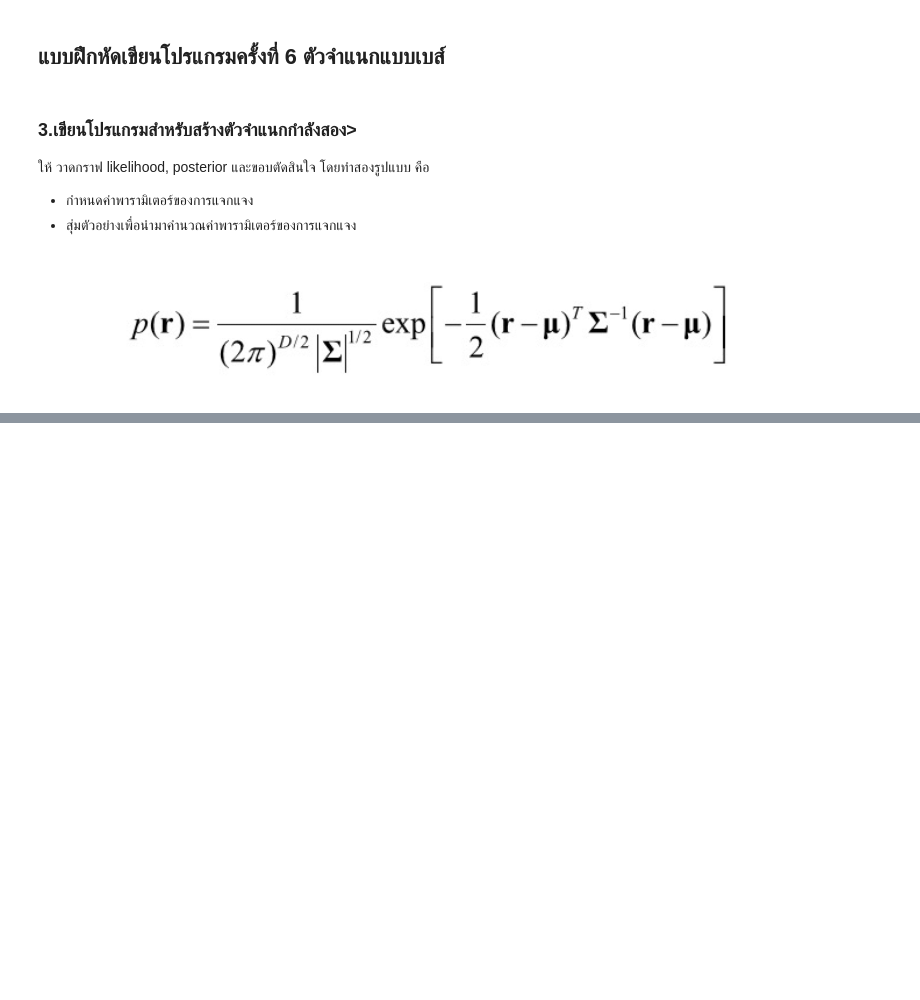
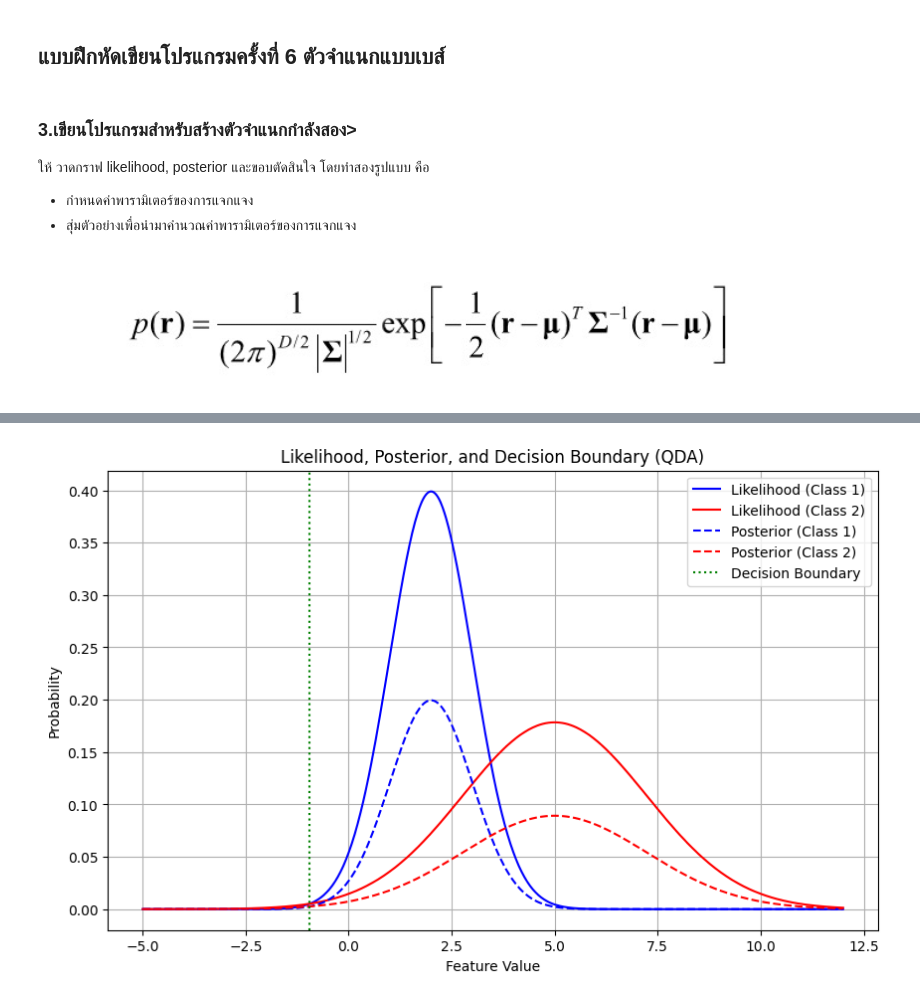
Before and after one commit to MLol-3/Machine-learning-class67, a Jupyter notebook: Bayes/Q3.ipynb, the cells around one changed output, grey strips where cells are left out. Drawn from its saved outputs; the diff is of its cells as text; code cells hidden in the pictures; blank space fills up the shorter version.

```diff
--- a/Bayes/Q3.ipynb
+++ b/Bayes/Q3.ipynb
@@ -105,0 +22,47 @@ plt.show()
+# %%
+# ฟังก์ชันสำหรับคำนวณ likelihood (QDA)
+def likelihood_qda(x, mean, var):
+    return norm.pdf(x, mean, np.sqrt(var))
+
+# ฟังก์ชันสำหรับคำนวณ posterior
+def posterior_qda(x, mean, var, prior):
+    return likelihood_qda(x, mean, var) * prior
+
+# สร้างกราฟสำหรับ likelihood, posterior และ decision boundary
+x_values = np.linspace(-5, 12, 500)
+# %%
+# คำนวณ likelihood
+likelihood_class_1 = likelihood_qda(x_values, mean_class_1, var_class_1)
+likelihood_class_2 = likelihood_qda(x_values, mean_class_2, var_class_2)
+
+# คำนวณ posterior
+posterior_class_1 = posterior_qda(x_values, mean_class_1, var_class_1, prior_class_1)
+posterior_class_2 = posterior_qda(x_values, mean_class_2, var_class_2, prior_class_2)
+
+# Decision boundary คือจุดที่ posterior ของทั้งสองคลาสเท่ากัน
+decision_boundary = x_values[np.argmin(np.abs(posterior_class_1 - posterior_class_2))]
+# %%
+
+# -------------------- วาดกราฟ --------------------
+plt.figure(figsize=(10, 6))
+
+# Plot likelihood
+plt.plot(x_values, likelihood_class_1, label="Likelihood (Class 1)", color='blue')
+plt.plot(x_values, likelihood_class_2, label="Likelihood (Class 2)", color='red')
+
+# Plot posterior
+plt.plot(x_values, posterior_class_1, label="Posterior (Class 1)", linestyle='--', color='blue')
+plt.plot(x_values, posterior_class_2, label="Posterior (Class 2)", linestyle='--', color='red')
+
+# Highlight decision boundary
+plt.axvline(decision_boundary, color='green', linestyle=':', label='Decision Boundary')
+
+# Labels and title
+plt.title('Likelihood, Posterior, and Decision Boundary (QDA)')
+plt.xlabel('Feature Value')
+plt.ylabel('Probability')
+plt.legend()
+plt.grid(True)
+plt.show()
+# %% [output]
+[figure, added]
```
Also changed, not shown: parts of 9 cells of this notebook.
